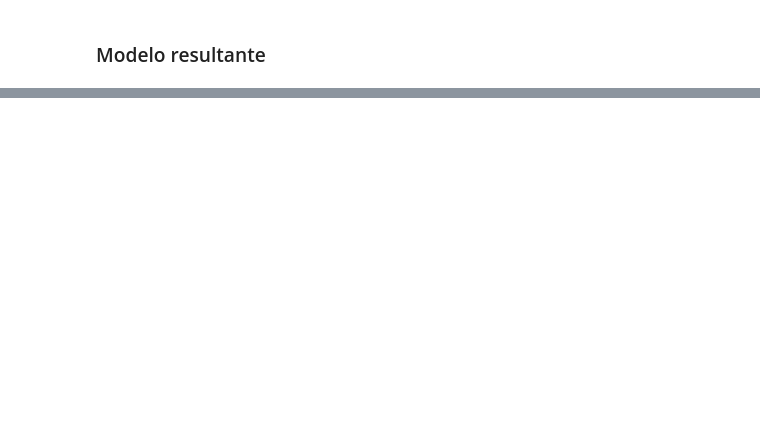
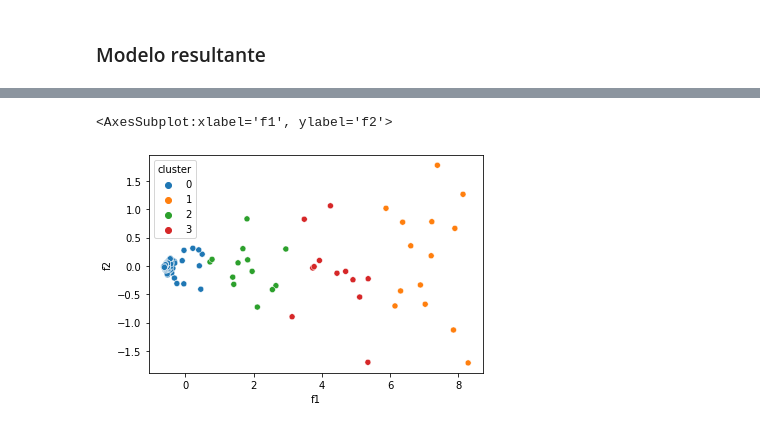
Before and after one commit to Osiris-gp8/projeto-osiris, a Jupyter notebook: api-python/analysis/ml_models/clustering_model.ipynb, the cells around one changed output, grey strips where cells are left out. Drawn from its saved outputs; the diff is of its cells as text; code cells hidden in the pictures; blank space fills up the shorter version.

```diff
--- a/api-python/analysis/ml_models/clustering_model.ipynb
+++ b/api-python/analysis/ml_models/clustering_model.ipynb
@@ -83,3 +83,12 @@ plt.show()
+# %%
+pca = PCA(n_components = 2)
+principal_features = pca.fit_transform(scaled_features)
+p_features = pd.DataFrame(data = principal_features, columns = ['f1', 'f2'])
+p_features = p_features.assign(cluster = labels).astype({'cluster': 'category'})
+sns.scatterplot(data = p_features, x = "f1", y="f2", hue = "cluster")
+# %% [output]
+<AxesSubplot:xlabel='f1', ylabel='f2'>
+[figure, added]
 # %%
 features = features.assign(cluster = labels)
 # %%
```
Also changed, not shown: parts of 14 cells of this notebook, 1 other file.
